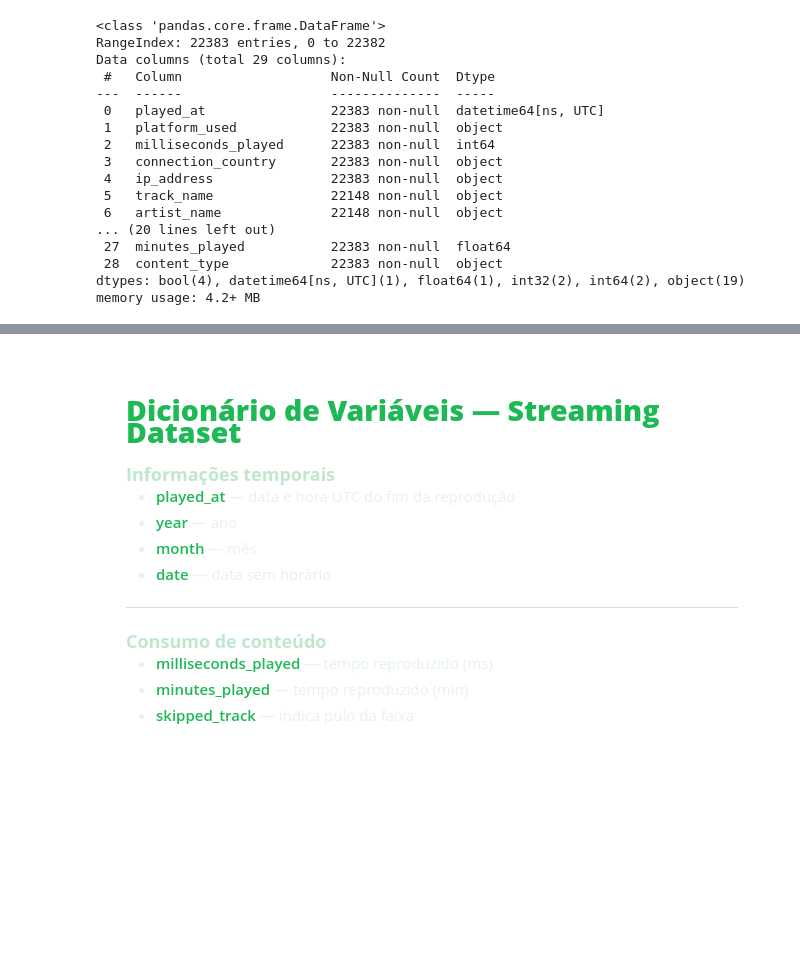
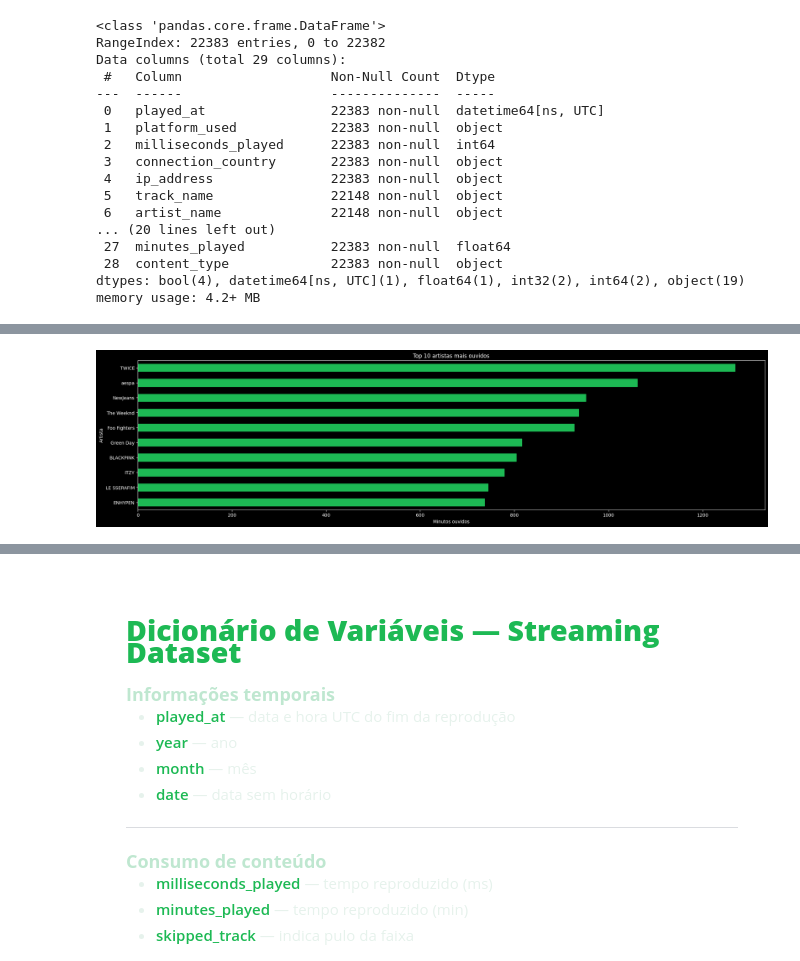
Before and after one commit to GuilhermeSouza122/atv_ciencia_dados, a Jupyter notebook: may/analise_descritiva.ipynb, the cells around one changed output, grey strips where cells are left out. Cells and saved outputs as stored; diff of their text form; code cells hidden in the pictures; blank space fills up the shorter version.

```diff
--- a/may/analise_descritiva.ipynb
+++ b/may/analise_descritiva.ipynb
@@ -264,0 +293,25 @@ memory usage: 4.2+ MB
+# %%
+# Artistas favoritos
+top_artists = (
+    df[df["artist_name"].notna()]
+    .groupby("artist_name")["minutes_played"]
+    .sum()
+    .sort_values(ascending=False)
+    .head(10)
+)
+
+plt.figure()
+# ordenar dos mais ouvidos para os menos ouvidos
+plts = top_artists.sort_values(ascending=True)
+plts.plot(kind="barh")
+plt.title("Top 10 artistas mais ouvidos")
+plt.xlabel("Minutos ouvidos")
+plt.ylabel("Artista")
+# deixar a largura do gráfico mais larga
+plt.gcf().set_size_inches(25, 6)
+# deixar a cor das barras como #1DB954
+for patch in plt.gca().patches:
+    patch.set_color("#1DB954")
+plt.show()
+# %% [output]
+[figure, added]
```
Also changed, not shown: parts of 8 cells of this notebook.
